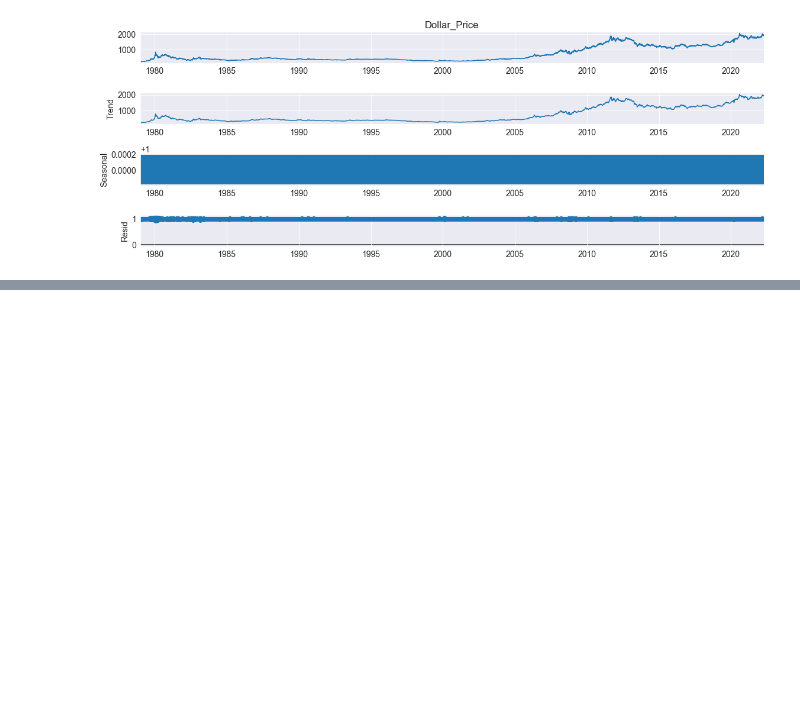
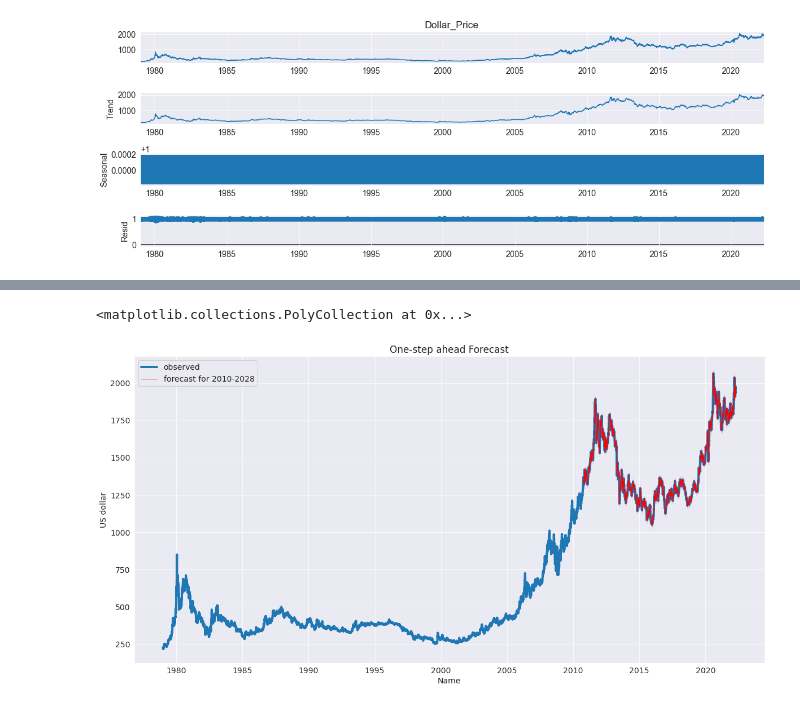
Before and after one commit to ahmadmustafaanis/Gold-Price-Prediction-API, a Jupyter notebook: src/GoldPricePredictor.ipynb, the cells around one changed output, grey strips where cells are left out. Cells and saved outputs as stored; diff of their text form; code cells hidden in the pictures; blank space fills up the shorter version.

Commit message:
auto arima vis and model

```diff
--- a/src/GoldPricePredictor.ipynb
+++ b/src/GoldPricePredictor.ipynb
@@ -397,0 +607,5 @@ output_arima.plot()
+# %%
+p,q,d = 0, 1, 2
+
+sarima_model = SARIMAX(df['US dollar'], order=(p,d,q), trend='c')
+results_sarima = sarima_model.fit()
@@ -397,0 +631,26 @@ output_arima.plot()
+# %%
+pred_365_traindata = results_sarima.get_prediction(start=-3000, dynamic=False)
+
+pred_mean_365_traindata = pred_365_traindata.predicted_mean
+
+# Get confidence intervals of forecast
+confidence_intervals = pred_365_traindata.conf_int()
+# print(confidence_intervals)
+# Select lower and upper confidence limits
+lower_limits = confidence_intervals.loc[:,'lower US dollar']
+upper_limits = confidence_intervals.loc[:,'upper US dollar']
+pred_mean_365_traindata_df = pred_mean_365_traindata.to_frame(name='forecasted_mean')
+pred_mean_365_traindata_df.head()
+
+
+plt.figure(figsize=(20,10))
+sns.lineplot(x=df.index, y='US dollar', data=df, linewidth=4, label='observed').set_title('One-step ahead Forecast')
+
+# Plot the mean predictions for the last 365 days of training data
+sns.lineplot(x=pred_mean_365_traindata_df.index, y=pred_mean_365_traindata_df['forecasted_mean'], data=pred_mean_365_traindata_df, linewidth=1, label='forecast for 2010-2028', color='red')
+
+# Shade the area between the confidence intervals
+plt.fill_between(lower_limits.index, lower_limits, upper_limits, color='pink')
+# %% [output]
+<matplotlib.collections.PolyCollection at 0x...>
+[figure, added]
```
Also changed, not shown: parts of 47 cells of this notebook.
